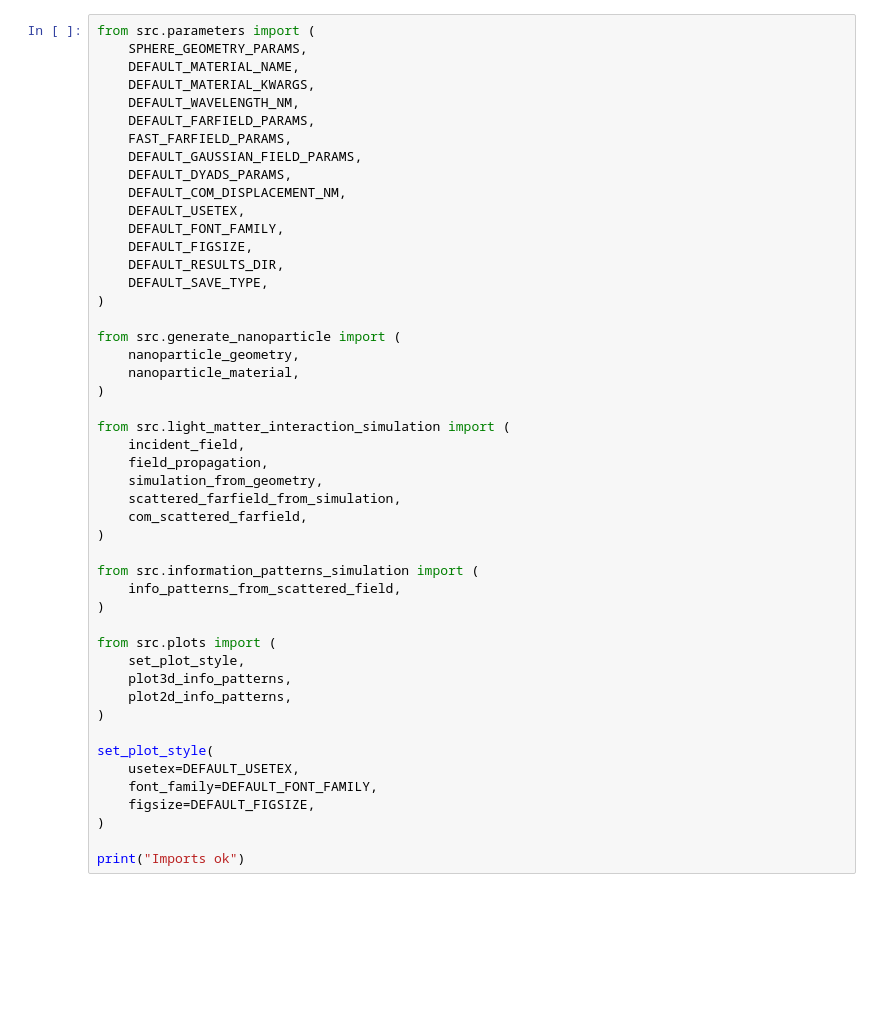
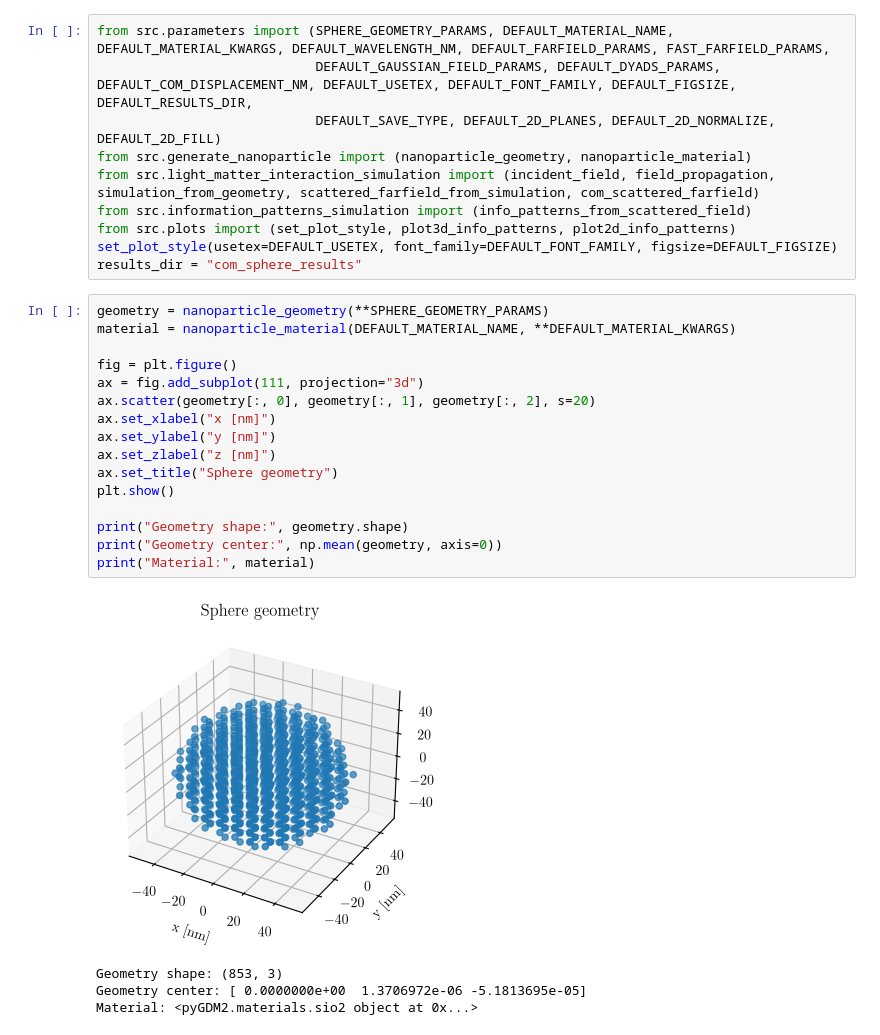
Before and after one commit to barra9408/info-patterns-repo, a Jupyter notebook: notebooks/com_sphere.ipynb, the cells around one changed output. Saved outputs shown, nothing was run; the diff lists cells and outputs as text; blank space fills up the shorter version.

```diff
--- a/notebooks/com_sphere.ipynb
+++ b/notebooks/com_sphere.ipynb
@@ -7,48 +17,31 @@ from matplotlib import cm
 # %%
-from src.parameters import (
-    SPHERE_GEOMETRY_PARAMS,
-    DEFAULT_MATERIAL_NAME,
-    DEFAULT_MATERIAL_KWARGS,
-    DEFAULT_WAVELENGTH_NM,
-    DEFAULT_FARFIELD_PARAMS,
-    FAST_FARFIELD_PARAMS,
-    DEFAULT_GAUSSIAN_FIELD_PARAMS,
-    DEFAULT_DYADS_PARAMS,
-    DEFAULT_COM_DISPLACEMENT_NM,
-    DEFAULT_USETEX,
-    DEFAULT_FONT_FAMILY,
-    DEFAULT_FIGSIZE,
-    DEFAULT_RESULTS_DIR,
-    DEFAULT_SAVE_TYPE,
-)
-
-from src.generate_nanoparticle import (
-    nanoparticle_geometry,
-    nanoparticle_material,
-)
-
-from src.light_matter_interaction_simulation import (
-    incident_field,
-    field_propagation,
-    simulation_from_geometry,
-    scattered_farfield_from_simulation,
-    com_scattered_farfield,
-)
-
-from src.information_patterns_simulation import (
-    info_patterns_from_scattered_field,
-)
-
-from src.plots import (
-    set_plot_style,
-    plot3d_info_patterns,
-    plot2d_info_patterns,
-)
-
-set_plot_style(
-    usetex=DEFAULT_USETEX,
-    font_family=DEFAULT_FONT_FAMILY,
-    figsize=DEFAULT_FIGSIZE,
-)
-
-print("Imports ok")
+from src.parameters import (SPHERE_GEOMETRY_PARAMS, DEFAULT_MATERIAL_NAME, DEFAULT_MATERIAL_KWARGS, DEFAULT_WAVELENGTH_NM, DEFAULT_FARFIELD_PARAMS, FAST_FARFIELD_PARAMS,
+                            DEFAULT_GAUSSIAN_FIELD_PARAMS, DEFAULT_DYADS_PARAMS, DEFAULT_COM_DISPLACEMENT_NM, DEFAULT_USETEX, DEFAULT_FONT_FAMILY, DEFAULT_FIGSIZE, DEFAULT_RESULTS_DIR,
+                            DEFAULT_SAVE_TYPE, DEFAULT_2D_PLANES, DEFAULT_2D_NORMALIZE, DEFAULT_2D_FILL)
+from src.generate_nanoparticle import (nanoparticle_geometry, nanoparticle_material)
+from src.light_matter_interaction_simulation import (incident_field, field_propagation, simulation_from_geometry, scattered_farfield_from_simulation, com_scattered_farfield)
+from src.information_patterns_simulation import (info_patterns_from_scattered_field)
+from src.plots import (set_plot_style, plot3d_info_patterns, plot2d_info_patterns)
+set_plot_style(usetex=DEFAULT_USETEX, font_family=DEFAULT_FONT_FAMILY, figsize=DEFAULT_FIGSIZE)
+results_dir = "com_sphere_results"
+# %%
+geometry = nanoparticle_geometry(**SPHERE_GEOMETRY_PARAMS)
+material = nanoparticle_material(DEFAULT_MATERIAL_NAME, **DEFAULT_MATERIAL_KWARGS)
+
+fig = plt.figure()
+ax = fig.add_subplot(111, projection="3d")
+ax.scatter(geometry[:, 0], geometry[:, 1], geometry[:, 2], s=20)
+ax.set_xlabel("x [nm]")
+ax.set_ylabel("y [nm]")
+ax.set_zlabel("z [nm]")
+ax.set_title("Sphere geometry")
+plt.show()
+
+print("Geometry shape:", geometry.shape)
+print("Geometry center:", np.mean(geometry, axis=0))
+print("Material:", material)
+# %% [output]
+[figure, added]
+Geometry shape: (853, 3)
+Geometry center: [ 0.0000000e+00  1.3706972e-06 -5.1813695e-05]
+Material: <pyGDM2.materials.sio2 object at 0x...>
```
Also changed, not shown: parts of 5 cells of this notebook, 1 other file.
